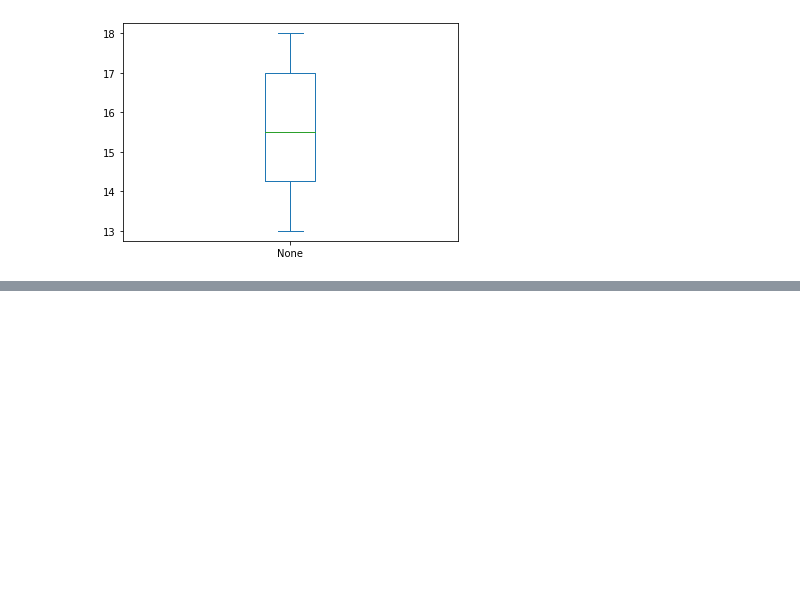
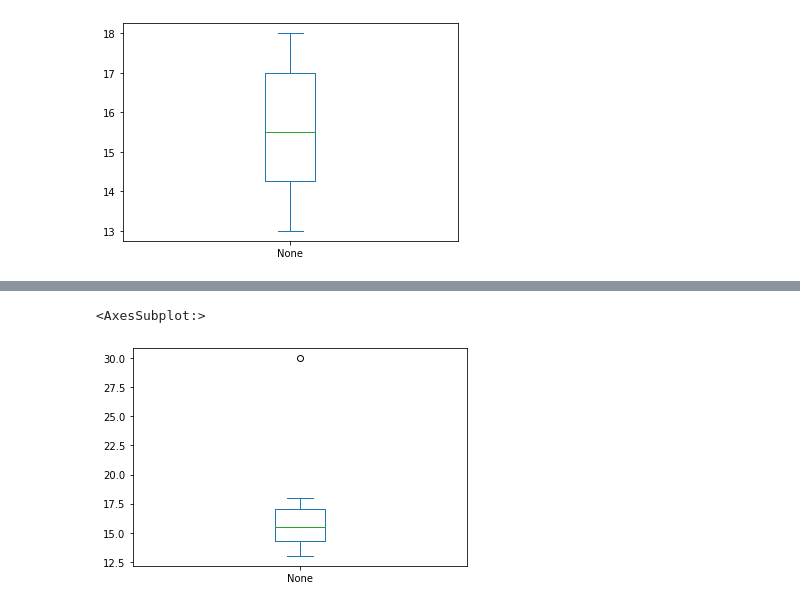
Before and after one commit to sumanthkm/Cisco-2021-12Dec-13, a Jupyter notebook: Cisco-2021-12Dec-14.ipynb, the cells around one changed output, grey strips where cells are left out. Drawn from its saved outputs; the diff is of its cells as text; code cells hidden in the pictures; blank space fills up the shorter version.

```diff
--- a/Cisco-2021-12Dec-14.ipynb
+++ b/Cisco-2021-12Dec-14.ipynb
@@ -444,0 +460,3 @@ s.plot.box()
+# %%
+s.loc['1219'] = 30
+s
@@ -444,0 +475,5 @@ s.plot.box()
+# %%
+s.plot.box()
+# %% [output]
+<AxesSubplot:>
+[figure, added]
```
Also changed, not shown: parts of 4 cells of this notebook.
